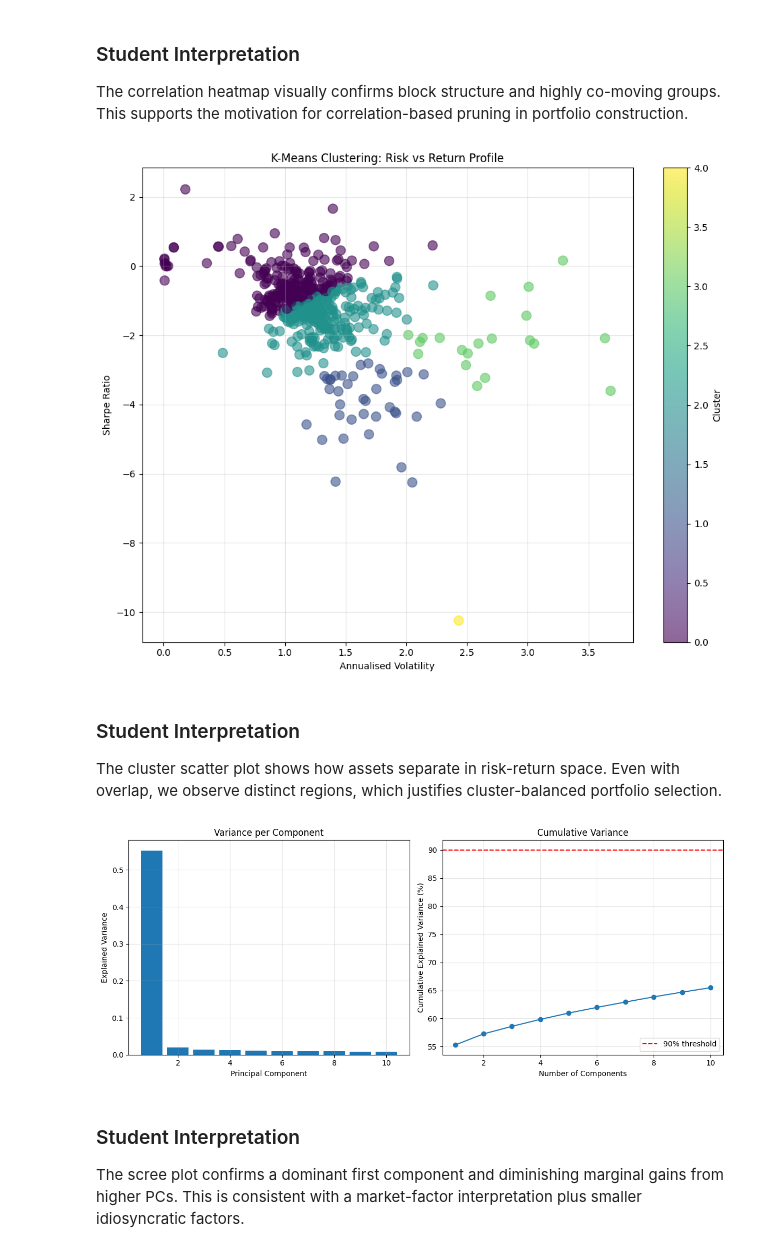
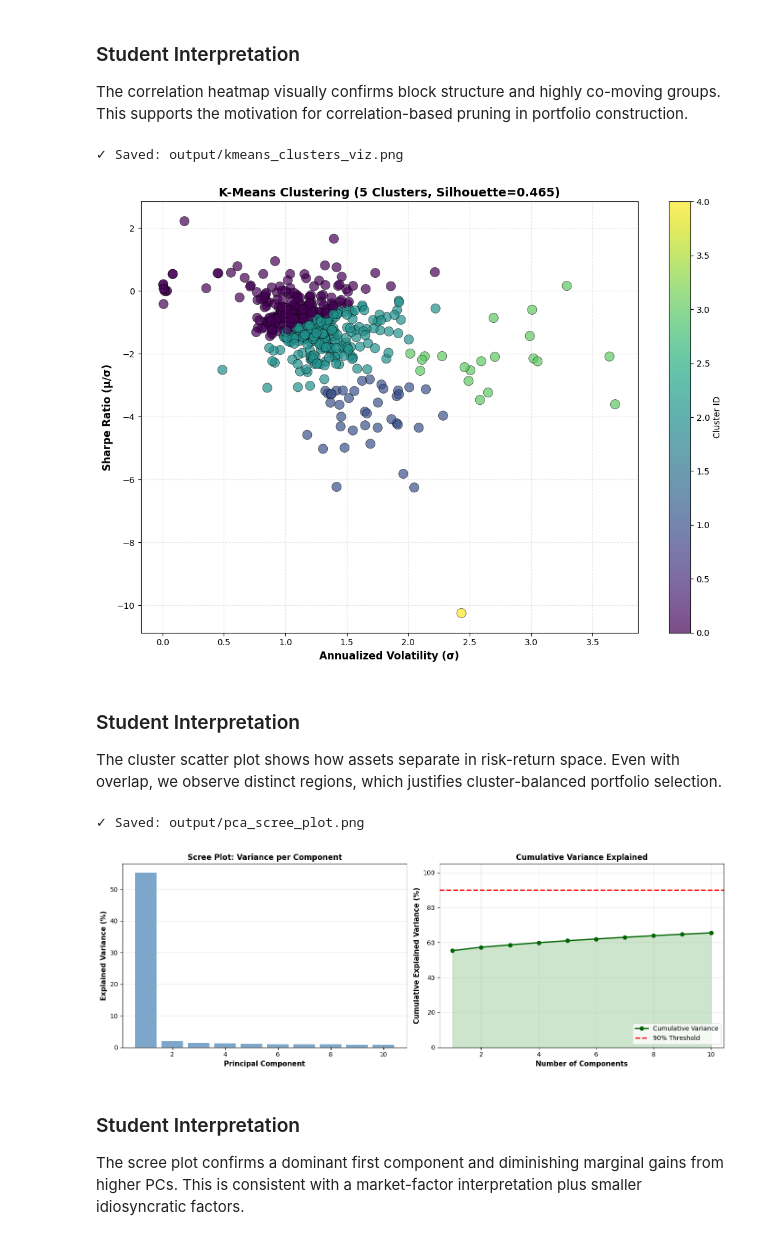
Before and after one commit to AndiCodesss/dp2project, a Jupyter notebook: 02_ml_models.ipynb, the cells around one changed output. Saved outputs shown, nothing was run; the diff lists cells and outputs as text; code cells hidden in the pictures.

```diff
--- a/02_ml_models.ipynb
+++ b/02_ml_models.ipynb
@@ -580,52 +974,63 @@ plt.show()
 The correlation heatmap visually confirms block structure and highly co-moving groups.
 This supports the motivation for correlation-based pruning in portfolio construction.
 # %%
-# K-Means scatter plot
+# Chart 2: K-Means scatter plot (risk vs return, colored by cluster)
 _km = clustered.select("annual_vol", "sharpe", "cluster").collect()
 _vols = [float(r["annual_vol"]) for r in _km]
 _sharpes = [float(r["sharpe"]) for r in _km]
 _clusters = [int(r["cluster"]) for r in _km]
 
-plt.figure(figsize=(10, 8))
-sc = plt.scatter(_vols, _sharpes, c=_clusters, cmap="viridis", s=100, alpha=0.6)
-plt.xlabel("Annualised Volatility")
-plt.ylabel("Sharpe Ratio")
-plt.title("K-Means Clustering: Risk vs Return Profile")
-plt.colorbar(sc, label="Cluster")
-plt.grid(True, alpha=0.3)
+plt.figure(figsize=(11, 8))
+scatter = plt.scatter(_vols, _sharpes, c=_clusters, cmap="viridis", s=120, alpha=0.7, edgecolors="black", linewidth=0.5)
+plt.xlabel("Annualized Volatility (σ)", fontsize=12, fontweight="bold")
+plt.ylabel("Sharpe Ratio (μ/σ)", fontsize=12, fontweight="bold")
+plt.title(f"K-Means Clustering ({N_CLUSTERS} Clusters, Silhouette={silhouette:.3f})", fontsize=14, fontweight="bold")
+cbar = plt.colorbar(scatter, label="Cluster ID")
+plt.grid(True, alpha=0.3, linestyle="--")
 plt.tight_layout()
-plt.savefig(f"{OUTPUT_FOLDER}/kmeans_clusters_viz.png", dpi=150)
+filename = f"{OUTPUT_FOLDER}/kmeans_clusters_viz.png"
+plt.savefig(filename, dpi=150, bbox_inches="tight")
+print(f"✓ Saved: {filename}")
 plt.show()
 # %% [output]
+✓ Saved: output/kmeans_clusters_viz.png
-[figure, old version]
+[figure, new version]
 # %% [markdown]
 ### Student Interpretation
 
 The cluster scatter plot shows how assets separate in risk-return space.
 Even with overlap, we observe distinct regions, which justifies cluster-balanced portfolio selection.
 # %%
-# PCA scree plot
-fig, axes = plt.subplots(1, 2, figsize=(12, 5))
+# Chart 3 & 4: PCA scree plot (variance explained per component)
+fig, axes = plt.subplots(1, 2, figsize=(14, 5))
 
-axes[0].bar(range(1, len(explained_var) + 1), explained_var)
-axes[0].set_xlabel("Principal Component")
-axes[0].set_ylabel("Explained Variance")
-axes[0].set_title("Variance per Component")
-axes[0].grid(True, alpha=0.3)
+# Left panel: Individual variance per component
+axes[0].bar(range(1, len(explained_var) + 1), explained_var * 100, color="steelblue", alpha=0.7)
+axes[0].set_xlabel("Principal Component", fontsize=11, fontweight="bold")
+axes[0].set_ylabel("Explained Variance (%)", fontsize=11, fontweight="bold")
+axes[0].set_title("Scree Plot: Variance per Component", fontsize=12, fontweight="bold")
+axes[0].grid(True, alpha=0.3, axis="y")
 
-axes[1].plot(range(1, len(cumsum_var) + 1), cumsum_var * 100, marker="o")
-axes[1].axhline(y=90, color="r", linestyle="--", label="90% threshold")
-axes[1].set_xlabel("Number of Components")
-axes[1].set_ylabel("Cumulative Explained Variance (%)")
-axes[1].set_title("Cumulative Variance")
+# Right panel: Cumulative variance
+axes[1].plot(range(1, len(cumsum_var) + 1), cumsum_var * 100, marker="o", markersize=6,
+             linewidth=2, color="darkgreen", label="Cumulative Variance")
+axes[1].axhline(y=90, color="red", linestyle="--", linewidth=2, label="90% Threshold")
+axes[1].fill_between(range(1, len(cumsum_var) + 1), 0, cumsum_var * 100, alpha=0.2, color="green")
+axes[1].set_xlabel("Number of Components", fontsize=11, fontweight="bold")
+axes[1].set_ylabel("Cumulative Explained Variance (%)", fontsize=11, fontweight="bold")
+axes[1].set_title("Cumulative Variance Explained", fontsize=12, fontweight="bold")
 axes[1].grid(True, alpha=0.3)
-axes[1].legend()
+axes[1].legend(loc="lower right")
+axes[1].set_ylim([0, 105])
 
 plt.tight_layout()
-plt.savefig(f"{OUTPUT_FOLDER}/pca_scree_plot.png", dpi=150)
+filename = f"{OUTPUT_FOLDER}/pca_scree_plot.png"
+plt.savefig(filename, dpi=150, bbox_inches="tight")
+print(f"✓ Saved: {filename}")
 plt.show()
 # %% [output]
+✓ Saved: output/pca_scree_plot.png
-[figure, old version]
+[figure, new version]
 # %% [markdown]
 ### Student Interpretation
 
```
Also changed, not shown: parts of 27 cells of this notebook.
